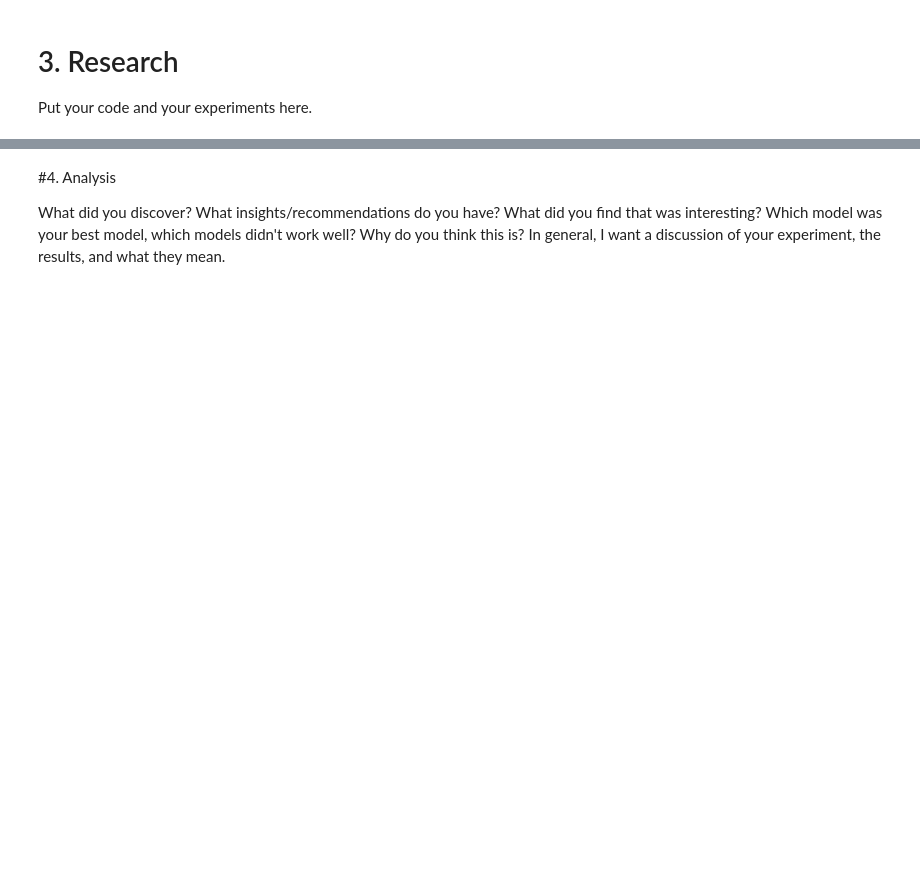
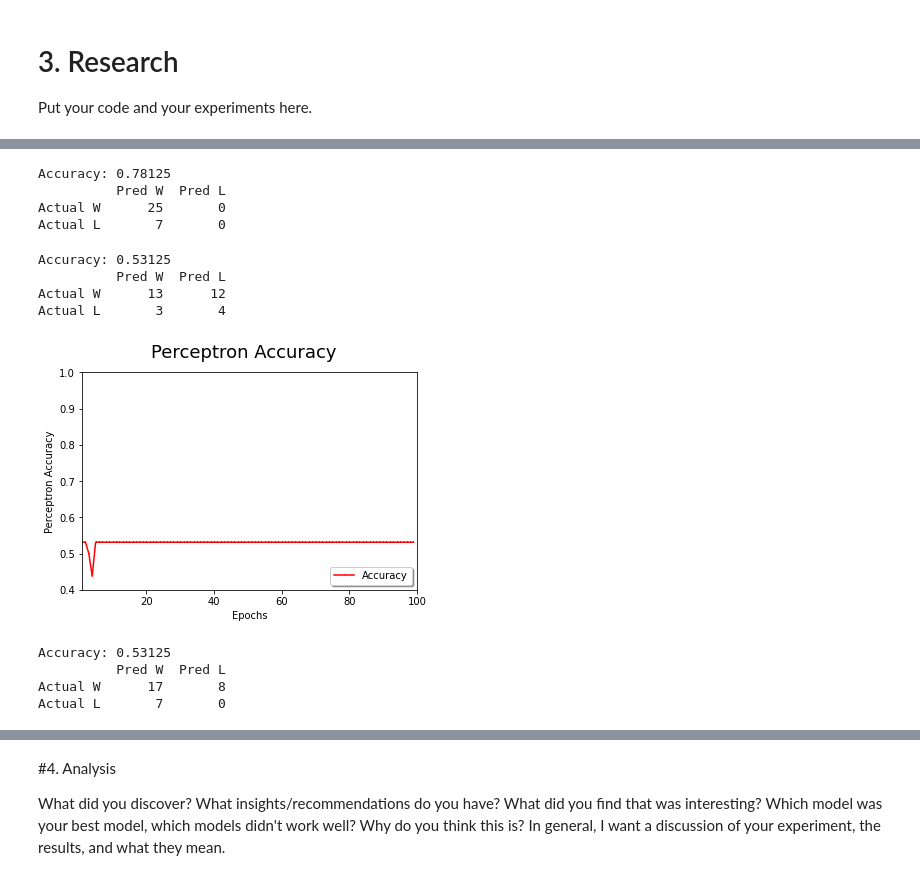
Before and after one commit to j23-cs167/project-2-dhender77, a Jupyter notebook: Project2_Henderson.ipynb, the cells around one changed output, grey strips where cells are left out. Cells and saved outputs as stored; diff of their text form; code cells hidden in the pictures; blank space fills up the shorter version.

```diff
--- a/Project2_Henderson.ipynb
+++ b/Project2_Henderson.ipynb
@@ -29,0 +135,72 @@ Put your code and your experiments here.
+# %%
+clf_t = SVC(kernel = 'rbf', C = 2 )
+clf_t.fit(train_data,train_sln)
+predictions = clf_t.predict(test_data)
+print("Accuracy:", accuracy_score(test_sln, predictions))
+vals = data[target].unique() ## possible classification values
+conf_mat = metrics.confusion_matrix(test_sln, predictions, labels=vals)
+print(pd.DataFrame(conf_mat, index = "Actual " + vals, columns = "Pred " + vals))
+
+#Well that didn't work
+# %% [output]
+Accuracy: 0.78125
+          Pred W  Pred L
+Actual W      25       0
+Actual L       7       0
+# %%
+from sklearn.linear_model import Perceptron
+import warnings
+warnings.filterwarnings("ignore")
+perc = Perceptron()
+perc.fit(train_data,train_sln)
+perc_predictions = perc.predict(test_data)
+
+#output accuracy
+print("Accuracy:", metrics.accuracy_score(test_sln, perc_predictions))
+vals = data[target].unique() ## possible classification values
+conf_mat = metrics.confusion_matrix(test_sln, perc_predictions, labels=vals)
+print(pd.DataFrame(conf_mat, index = "Actual " + vals, columns = "Pred " + vals))
+# %% [output]
+Accuracy: 0.53125
+          Pred W  Pred L
+Actual W      13      12
+Actual L       3       4
+# %%
+x = 100
+series1 = []
+for i in range(1,x):
+  perc = Perceptron(max_iter = i)
+  perc.fit(train_data,train_sln)
+  perc_predictions = perc.predict(test_data)
+  val = metrics.accuracy_score(test_sln, perc_predictions)
+  series1.append(val)
+
+import matplotlib.pyplot as plt
+%matplotlib inline
+xvals = range(1, x)
+plt.suptitle('Perceptron Accuracy', fontsize=18)
+plt.xlabel('Epochs')
+plt.ylabel('Perceptron Accuracy')
+plt.plot(xvals, series1, 'r,-', label='Accuracy')
+plt.legend(loc='lower right', shadow=True)
+plt.axis([1, x, .4, 1])
+plt.show()
+# %% [output]
+[figure, added]
+# %%
+perc = Perceptron(max_iter = 5)
+perc.fit(train_data,train_sln)
+perc_predictions = perc.predict(test_data)
+
+#output accuracy
+print("Accuracy:", metrics.accuracy_score(test_sln, perc_predictions))
+vals = data[target].unique() ## possible classification values
+conf_mat = metrics.confusion_matrix(test_sln, perc_predictions, labels=vals)
+print(pd.DataFrame(conf_mat, index = "Actual " + vals, columns = "Pred " + vals))
+
+#well that was even worse
+# %% [output]
+Accuracy: 0.53125
+          Pred W  Pred L
+Actual W      17       8
+Actual L       7       0
```
Also changed, not shown: parts of 17 cells of this notebook.
